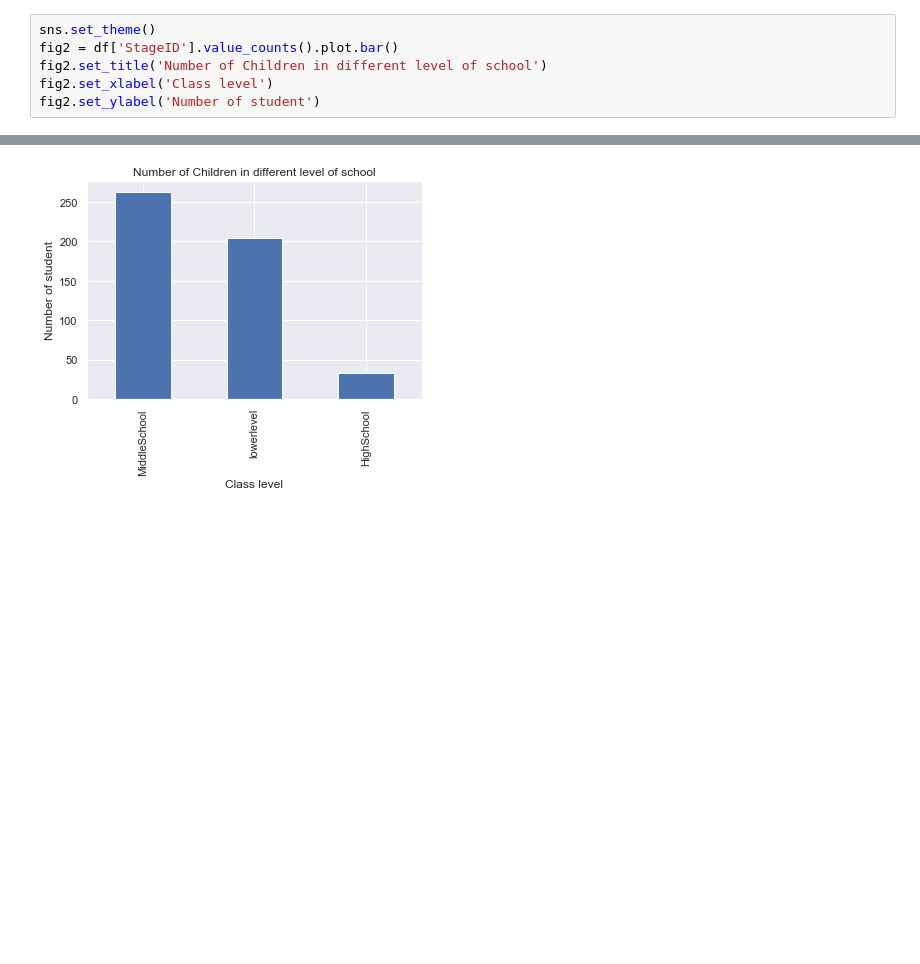
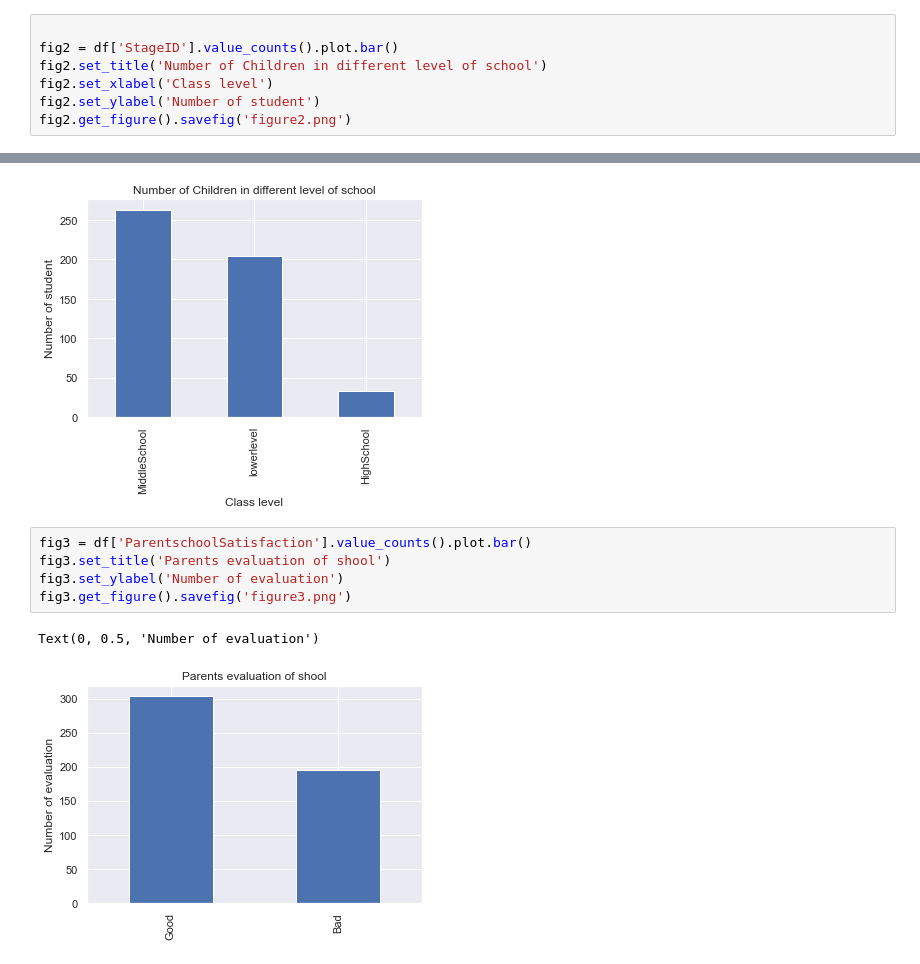
Before and after one commit to XinzhouLi/501_a2_DataScience, a Jupyter notebook: Main/main1.ipynb, the cells around one changed output, grey strips where cells are left out. Saved outputs shown, nothing was run; the diff lists cells and outputs as text; blank space fills up the shorter version.

```diff
--- a/Main/main1.ipynb
+++ b/Main/main1.ipynb
@@ -21,10 +21,19 @@ Text(0, 0.5, 'Number of student')
 [figure]
 # %%
-sns.set_theme()
+
 fig2 = df['StageID'].value_counts().plot.bar()
 fig2.set_title('Number of Children in different level of school')
 fig2.set_xlabel('Class level')
 fig2.set_ylabel('Number of student')
+fig2.get_figure().savefig('figure2.png')
 # %% [output]
 Text(0, 0.5, 'Number of student')
 [figure]
+# %%
+fig3 = df['ParentschoolSatisfaction'].value_counts().plot.bar()
+fig3.set_title('Parents evaluation of shool')
+fig3.set_ylabel('Number of evaluation')
+fig3.get_figure().savefig('figure3.png')
+# %% [output]
+Text(0, 0.5, 'Number of evaluation')
+[figure, added]
```
Also changed, not shown: parts of 1 cell of this notebook, 6 other files.
